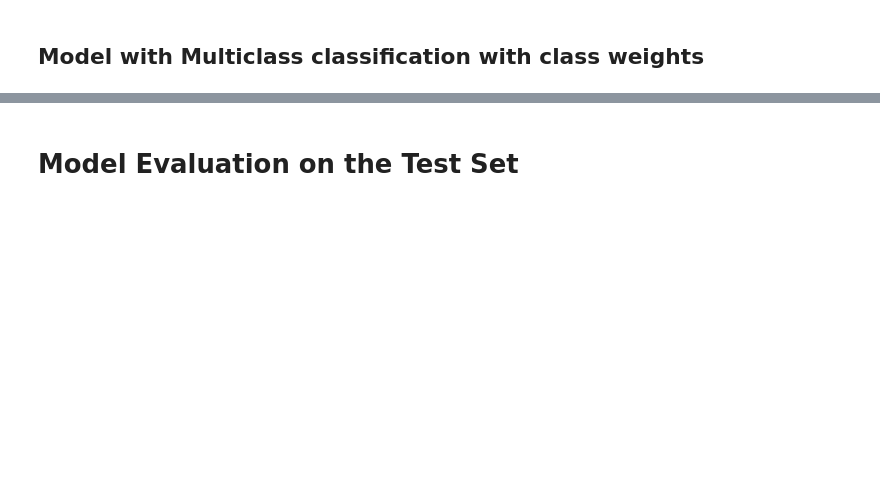
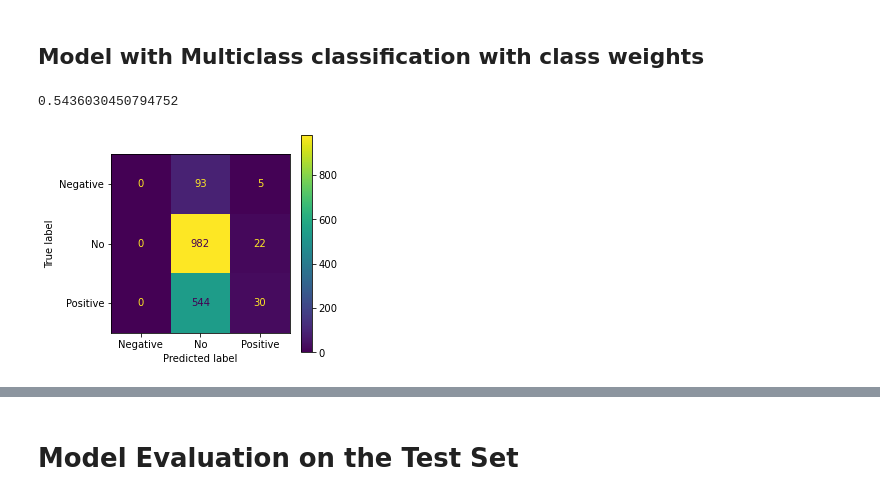
Before and after one commit to juved/Unveiling-Sentiments-on-Apple-and-Google-Products, a Jupyter notebook: Notebooks/juvensone_working_notebook.ipynb, the cells around one changed output, grey strips where cells are left out. Saved outputs shown, nothing was run; the diff lists cells and outputs as text; code cells hidden in the pictures; blank space fills up the shorter version.

```diff
--- a/Notebooks/juvensone_working_notebook.ipynb
+++ b/Notebooks/juvensone_working_notebook.ipynb
@@ -761,0 +903,8 @@ plt.show()
+# %%
+#Trainning the model with the best parameters
+mnba = MultinomialNB(alpha=0.1)
+
+mnba.fit(X_t_vec, y_t)
+y_hat = mnba.predict(X_val_vec)
+
+precision_score(y_val, y_hat, average='weighted')
@@ -765,3 +916,8 @@ plt.show()
 #pd.DataFrame.sparse.from_spmatrix(X_t_vec, columns=tfidf.get_feature_names_out())
 # %% [markdown]
 ## Comparaison with Random Forest
+# %%
+rf = RandomForestClassifier(n_estimators=800, max_depth=5)
+rf.fit(X_t_vec, y_t)
+y_hat = rf.predict(X_val_vec)
+precision_score(y_val, y_hat, average="weighted")
@@ -811,8 +961,31 @@ precision_score(y_val, y_hat, average='weighted')
+# %%
+
+# Calculate class weights
+class_weights = compute_sample_weight('balanced', y_train)
+# Ensure class_weights has the correct length
+class_weights = class_weights[:X_t_vec.shape[0]]
+
+
+mnba_cw = MultinomialNB(class_prior=None)
+
+mnba_cw.fit(X_t_vec, y_t, sample_weight=class_weights)
+y_hat_cw = mnba.predict(X_val_vec)
+
+precision_score(y_val, y_hat_cw, average='weighted')
+
+#mnba.fit(X_t_vec, y_t)
+#y_hat = mnba.predict(X_val_vec)
+
+#precision_score(y_val, y_hat, average='weighted')
+# %% [output]
+0.5436030450794752
 # %%
-cm3 = confusion_matrix(y_val, mnba.predict(X_val_vec))
+cm_cw = confusion_matrix(y_val, mnba.predict(X_val_vec))
 # Plot the Confusion Matrix with a smaller size
 fig, ax = plt.subplots(figsize=(4, 4))
-ConfusionMatrixDisplay(confusion_matrix=cm3, display_labels= mnba.classes_).plot(ax=ax)
+ConfusionMatrixDisplay(confusion_matrix=cm_cw, display_labels= mnba_cw.classes_).plot(ax=ax)
 
 # Show the plot
 plt.show()
+# %% [output]
+[figure, added]
```
Also changed, not shown: parts of 39 cells of this notebook.
